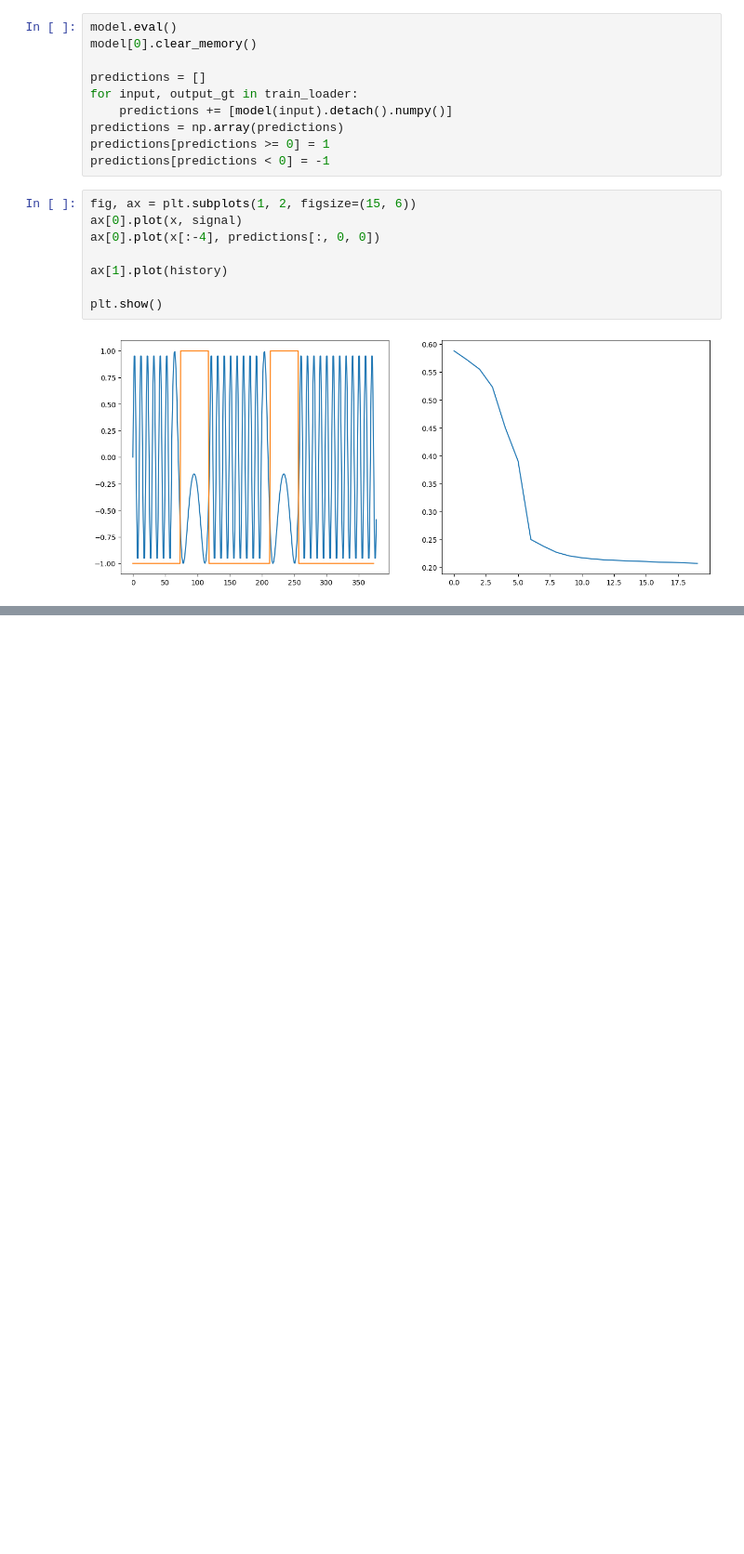
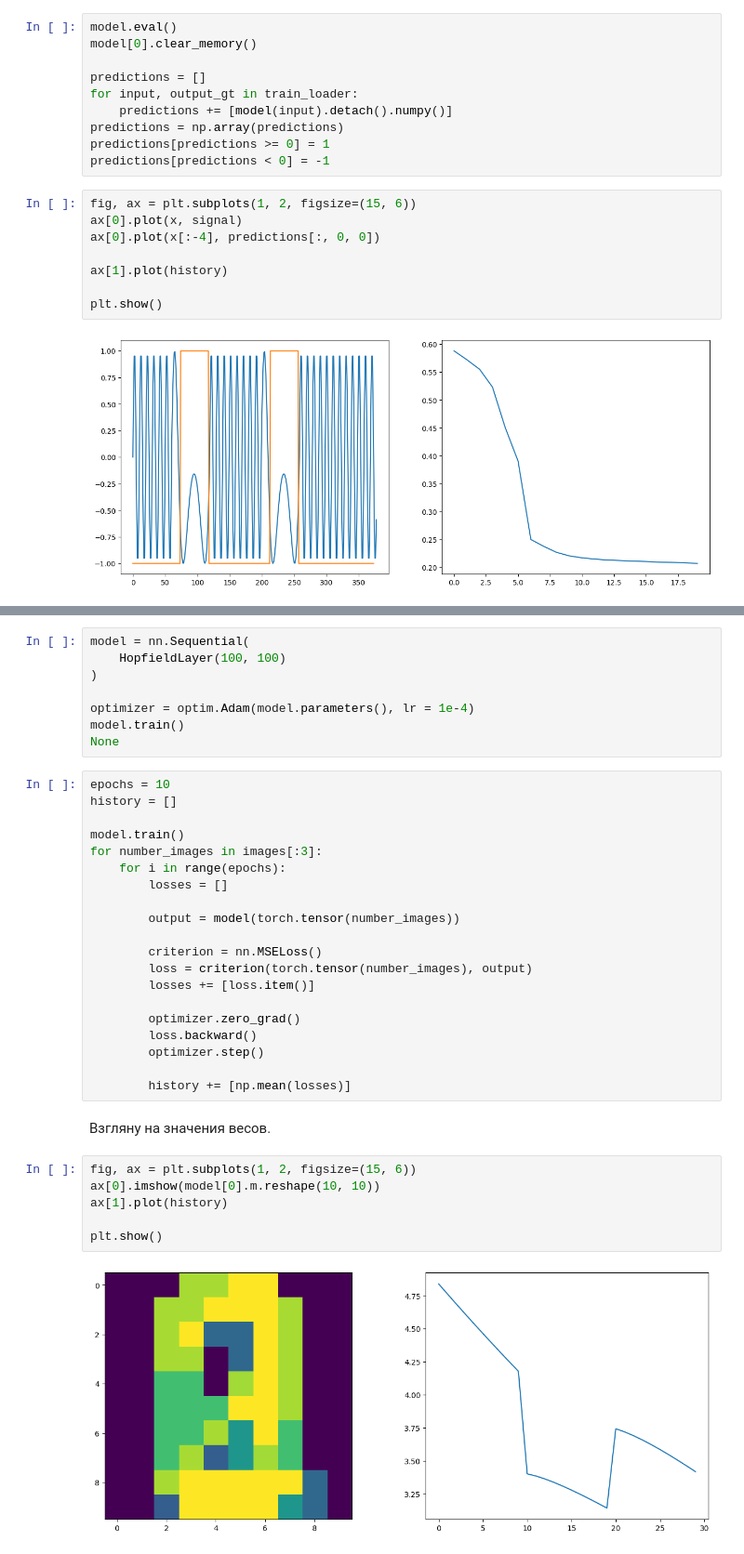
Before and after one commit to protaxY/Neuroinformatics_labs, a Jupyter notebook: lab5.ipynb, the cells around one changed output, grey strips where cells are left out. Shown at 93% size. Saved outputs shown, nothing was run; the diff lists cells and outputs as text; blank space fills up the shorter version.

```diff
--- a/lab5.ipynb
+++ b/lab5.ipynb
@@ -159,0 +217,38 @@ plt.show()
+# %%
+model = nn.Sequential(
+    HopfieldLayer(100, 100)
+)
+
+optimizer = optim.Adam(model.parameters(), lr = 1e-4)
+model.train()
+None
+# %%
+epochs = 10
+history = []
+
+model.train()
+for number_images in images[:3]:
+    for i in range(epochs):
+        losses = []
+
+        output = model(torch.tensor(number_images))
+
+        criterion = nn.MSELoss()
+        loss = criterion(torch.tensor(number_images), output)
+        losses += [loss.item()]
+
+        optimizer.zero_grad()
+        loss.backward()
+        optimizer.step()
+
+        history += [np.mean(losses)]
+# %% [markdown]
+Взгляну на значения весов.
+# %%
+fig, ax = plt.subplots(1, 2, figsize=(15, 6))
+ax[0].imshow(model[0].m.reshape(10, 10))
+ax[1].plot(history)
+
+plt.show()
+# %% [output]
+[figure, added]
```
Also changed, not shown: parts of 12 cells of this notebook, 20 other files.
